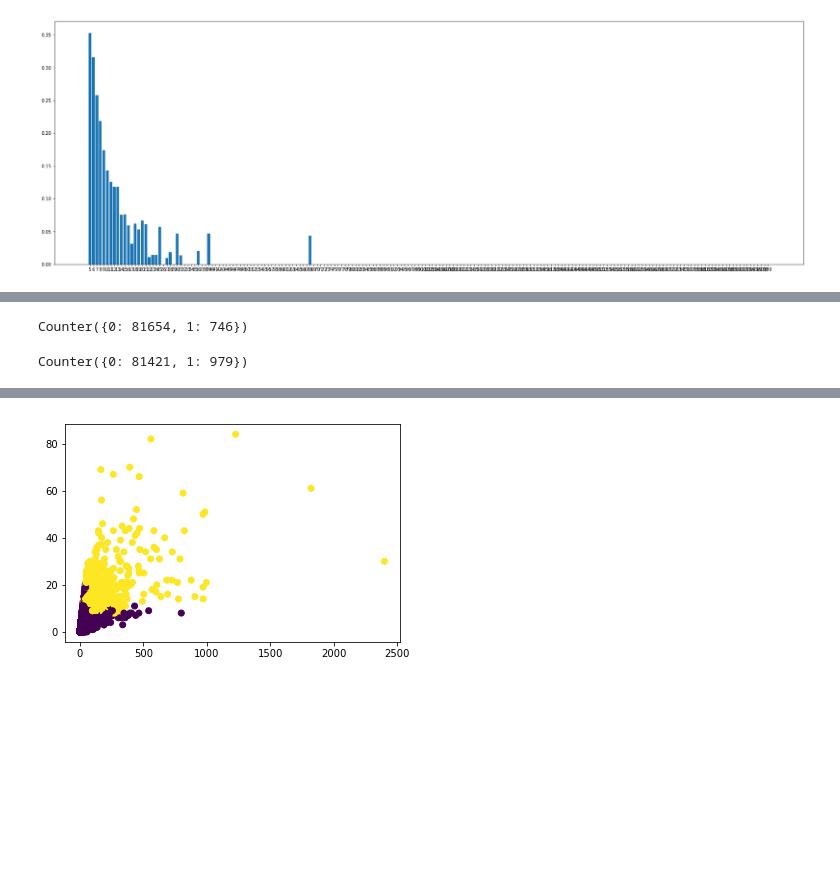
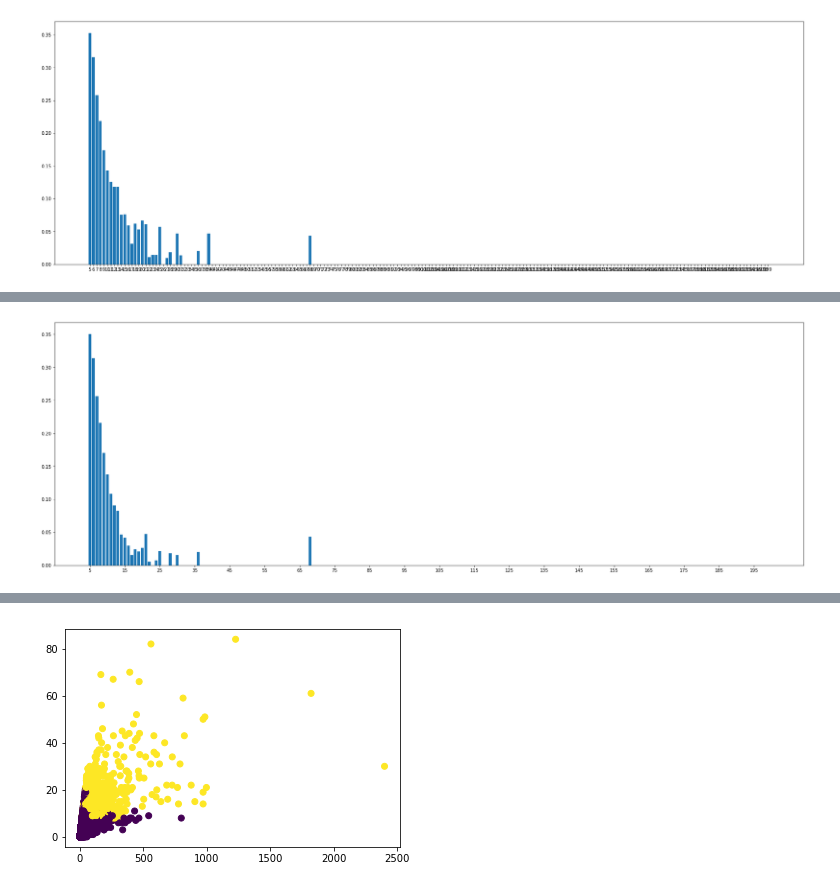
Before and after one commit to NikitaDurasov/CAB_imm, a Jupyter notebook: notebooks/base4.ipynb, the cells around one changed output, grey strips where cells are left out. Saved outputs shown, nothing was run; the diff lists cells and outputs as text; code cells hidden in the pictures; blank space fills up the shorter version.

Commit message:
script for clusters sizes created

```diff
--- a/notebooks/base4.ipynb
+++ b/notebooks/base4.ipynb
@@ -275,4 +253,0 @@ len(set(map(tuple, cons_clusters1.values())).intersection(set(map(tuple, cons_cl
-# %%
-e = []
-for i in cons_clusters1:
-    e.append(set(cons_clusters[i]) == set(cons_clusters1[i]))
@@ -316,17 +253,0 @@ plt.show()
-# %%
-res_perc = []
-for i in range(5, 200):
-    clusters_with_i_size = map(str, df[df['size'] == i].index)
-    unrecognized_with_i_size = []
-    if len(clusters_with_i_size) != 0:
-        for cluster_id in clusters_with_i_size:
-            if cluster_id in r and len(clusters_with_i_size) != 0:
-                unrecognized_with_i_size.append(cluster_id)
-        res_perc.append(1.0 * len(unrecognized_with_i_size)/len(clusters_with_i_size))
-    else:
-        res_perc.append(0.0)
-
-plt.figure(figsize=(30, 10))
-plt.bar(range(5,200), res_perc)
-plt.xticks(range(5,200,10), range(5,200,10))
-plt.show()
@@ -389,8 +254,25 @@ first_lvl = pd.concat([logreg_pred, xgboost_pred], axis=1)
-# %%
-Counter(logreg_pred.values.reshape(len(data)))
-# %% [output]
-Counter({0: 81654, 1: 746})
-# %%
-Counter(xgboost_pred.values.reshape(len(data)))
-# %% [output]
-Counter({0: 81421, 1: 979})
+# %%
+missed_clusters = {cluster:ref_clusters1[cluster] for cluster in r1}
+
+missed_sizes = func_tools.clusters_size_dict(missed_clusters)
+
+all_sizes = func_tools.clusters_size_dict(ref_clusters1)
+
+missed_freq = defaultdict(lambda : 0, Counter(missed_sizes.values()))
+
+all_freq = defaultdict(lambda : 0, Counter(all_sizes.values()))
+
+b = []
+for i in range(5, 200):
+    if all_freq[i]:
+        b.append(1.0 * missed_freq[i] / all_freq[i])
+    else:
+        b.append(0)
+
+plt.figure(figsize=(30, 10))
+plt.bar(range(5,200), b)
+plt.xticks(range(5, 200, 10), range(5, 200, 10))
+
+plt.show()
+# %% [output]
+[figure, added]
```
Also changed, not shown: parts of 38 cells of this notebook, 3 other files.
